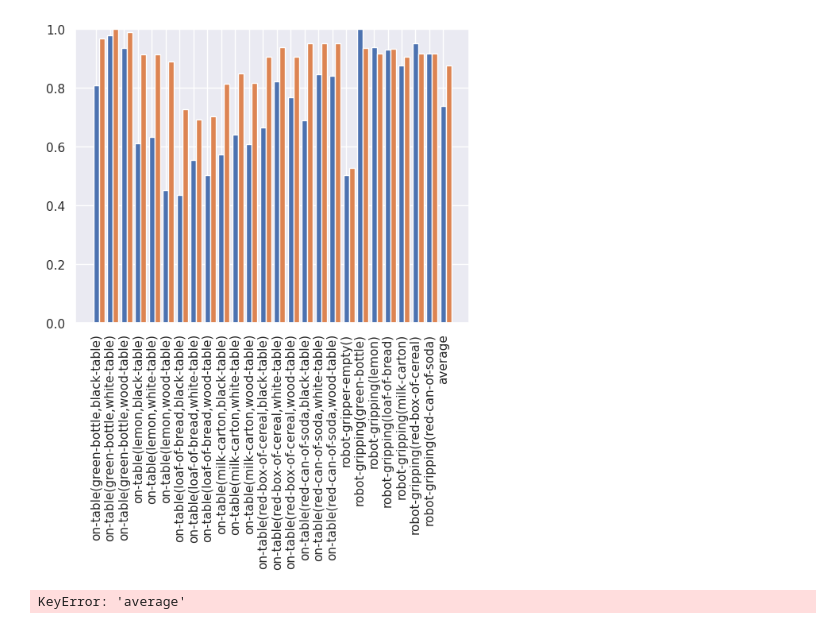
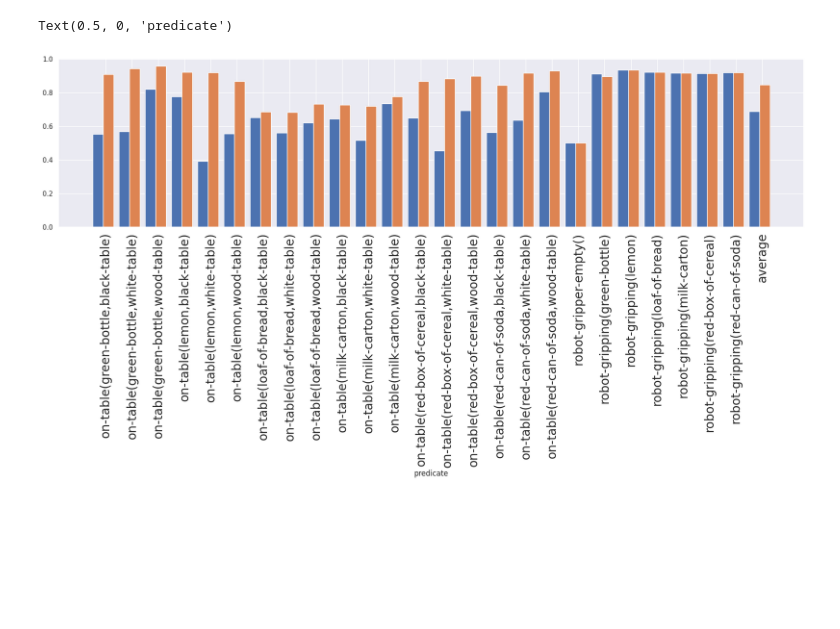
Before and after one commit to CLAIR-LAB-TECHNION/s3e, a Jupyter notebook: full_res_GRIP.ipynb, the cells around one changed output. Drawn from its saved outputs; the diff is of its cells as text; code cells hidden in the pictures; blank space fills up the shorter version.

```diff
--- a/full_res_GRIP.ipynb
+++ b/full_res_GRIP.ipynb
@@ -277,32 +322,31 @@ def collect_metrics_all_models(ground_truths, predicted_scores_all_models, acc_c
 # %%
 import seaborn as sns
 import matplotlib.pyplot as plt
 
 sns.set_theme()
 
-m = 'llama-llava-iter-images'
+m = 'default-llama-llava'
 
 
-fig, ax = plt.subplots()
+fig, ax = plt.subplots(figsize=(22, 5))
 
 width=0.4
 heights1 = accuracy[m].values()
 heights2 = acc_cooc[m].values()
 bars = accuracy[m].keys()
 y_pos = range(len(bars))
 y_pos2 = [p + width for p in y_pos]
 ax.bar(y_pos, heights1, width=width, label='acc')
 ax.bar(y_pos2, heights2, width=width, label='cooc')
 ax.set_ylim((0, 1))
 
 # Rotation of the bars names
-ax.set_xticks([pos + (width//2) for pos in y_pos], bars, rotation=90);
+ax.set_xticks([pos + (3 * width / 4) for pos in y_pos], bars, rotation=90, fontsize=20);
+
+ax.set_xlabel('predicate')
 # %% [output]
+Text(0.5, 0, 'predicate')
-[figure, old version]
+[figure, new version]
-# %%
-acc_cooc['average']
-# %% [output]
-KeyError: 'average'
 # %%
 import seaborn as sns
 import matplotlib.pyplot as plt
```
Also changed, not shown: parts of 20 cells of this notebook, 17 other files.
